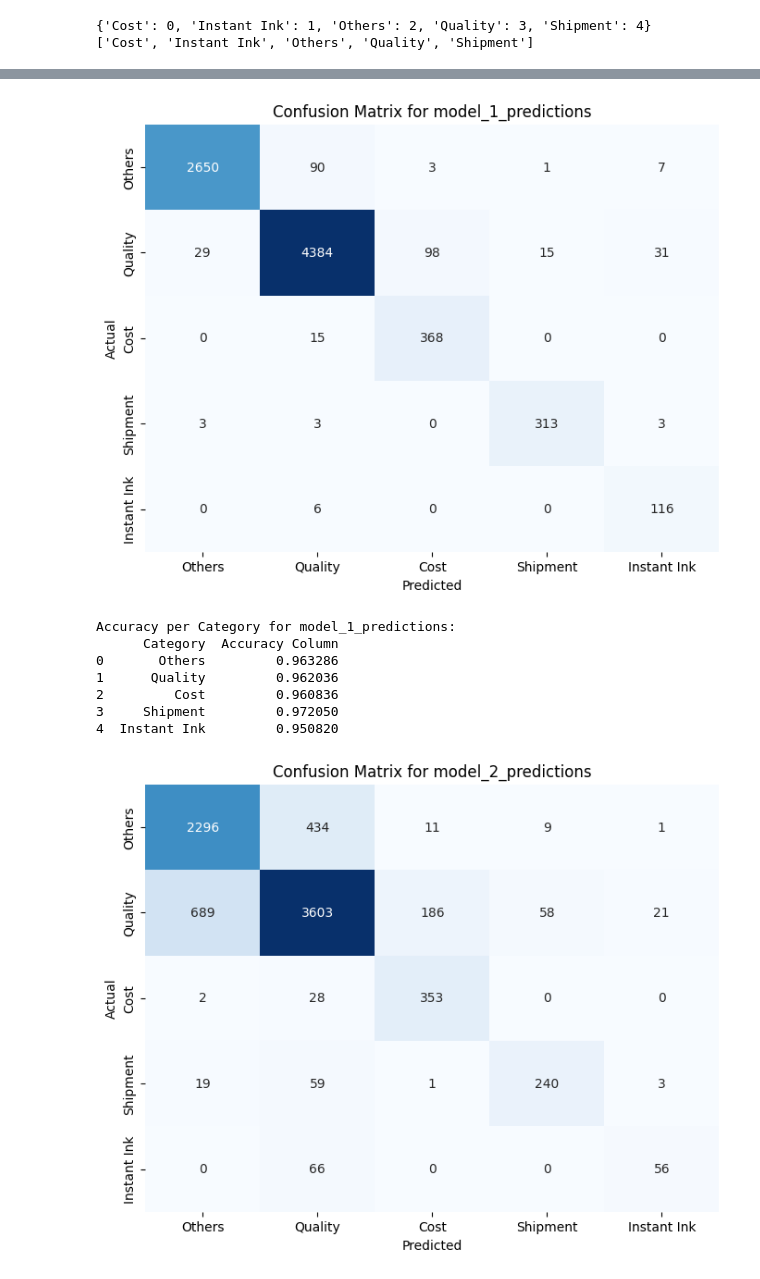
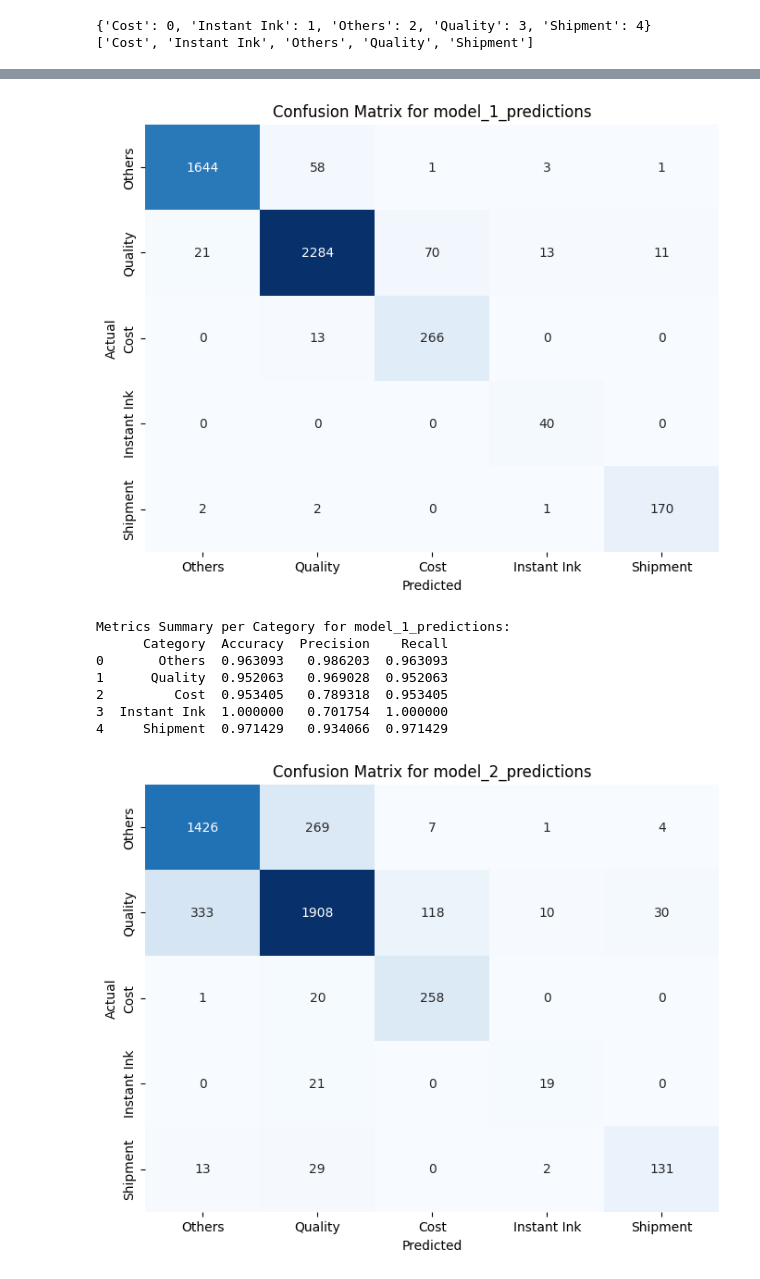
Before and after one commit to wd686/InkSightAnalyzer, a Jupyter notebook: distilbert (category).ipynb, the cells around one changed output, grey strips where cells are left out. Drawn from its saved outputs; the diff is of its cells as text; code cells hidden in the pictures.

```diff
--- a/distilbert (category).ipynb
+++ b/distilbert (category).ipynb
@@ -64,9 +64,9 @@ def count_sentences(text):
 df['sentence_count'] = df['Combined Text'].apply(count_sentences)
 
 # 2.2 Filter by Review Length and/or Tokens
-token_threshold = 999
-sentence_threshold = 999
-df = df[(df['token_count'] <= token_threshold) | (df['sentence_count'] <= sentence_threshold)]
+token_threshold = 100
+sentence_threshold = 1
+df = df[(df['token_count'] <= token_threshold) & (df['sentence_count'] <= sentence_threshold)]
 
 # 3. Filter by Date,  Training: <Apr-24, Validation: Apr-24)
 mmm_yy1 = 'Jan-23'
@@ -519,7 +511,7 @@ results_df
 model_paths = {
     'model_1': 'models/distilbert aspect classification 081024 (trained on Apr-24)',
     'model_2': 'models/distilbert aspect classification 081024 (trained on Apr-24 v2)',
-    'model_3': 'models/distilbert aspect classification 101024 (trained before Apr-24)'
+    'model_3': 'models/distilbert aspect classification 101024 (trained before Apr-24) 2 sentence'
 }
 
 aspect_labels = ['Cost', 'Instant Ink', 'Others', 'Quality', 'Shipment']
@@ -595,44 +585,54 @@ validation_df.head(3)
 # %%
 # Function to plot confusion matrix
 def plot_confusion_matrix(cm, categories, title='Confusion Matrix'):
     plt.figure(figsize=(8, 6))
     sns.heatmap(cm, annot=True, fmt='d', cmap='Blues', cbar=False,
                 xticklabels=categories, yticklabels=categories)
     plt.title(title)
     plt.xlabel('Predicted')
     plt.ylabel('Actual')
     plt.show()
 
 # Categories
 categories = validation_df['max_predicted_aspect'].unique()
 
 # Loop through each model's predictions and plot confusion matrices
 for model_col in ['model_1_predictions', 'model_2_predictions', 'model_3_predictions']:
     # Compute the confusion matrix
     conf_matrix = confusion_matrix(validation_df['max_predicted_aspect'], validation_df[model_col], labels=categories)
 
     # Calculate accuracy per category
     accuracy_per_category = np.diag(conf_matrix) / conf_matrix.sum(axis=1)
 
+    # Calculate precision, recall, and f1-score per category
+    precision, recall, _, _ = precision_recall_fscore_support(
+        validation_df['max_predicted_aspect'],
+        validation_df[model_col],
+        labels=categories,
+        average=None  # This calculates per-category metrics
+    )
+
     # Plot the confusion matrix
     plot_confusion_matrix(conf_matrix, categories, title=f'Confusion Matrix for {model_col}')
 
-    # Create a DataFrame to show accuracies per category
-    accuracy_summary_df = pd.DataFrame({
+    # Create a DataFrame to show accuracies, precision, and recall per category
+    metrics_summary_df = pd.DataFrame({
         'Category': categories,
-        'Accuracy Column': accuracy_per_category
+        'Accuracy': accuracy_per_category,
+        'Precision': precision,
+        'Recall': recall
     })
 
-    # Print the accuracy summary DataFrame
-    print(f"\nAccuracy per Category for {model_col}:")
-    print(accuracy_summary_df)
+    # Print the accuracy, precision, and recall summary DataFrame
+    print(f"\nMetrics Summary per Category for {model_col}:")
+    print(metrics_summary_df)
 # %% [output]
-[figure, old version]
+[figure, new version]
-Accuracy per Category for model_1_predictions:
-      Category  Accuracy Column
-0       Others         0.963286
-1      Quality         0.962036
-2         Cost         0.960836
-3     Shipment         0.972050
-4  Instant Ink         0.950820
+Metrics Summary per Category for model_1_predictions:
+      Category  Accuracy  Precision    Recall
+0       Others  0.963093   0.986203  0.963093
+1      Quality  0.952063   0.969028  0.952063
+2         Cost  0.953405   0.789318  0.953405
+3  Instant Ink  1.000000   0.701754  1.000000
+4     Shipment  0.971429   0.934066  0.971429
-[figure, old version]
+[figure, new version]
```
Also changed, not shown: parts of 10 cells of this notebook.
